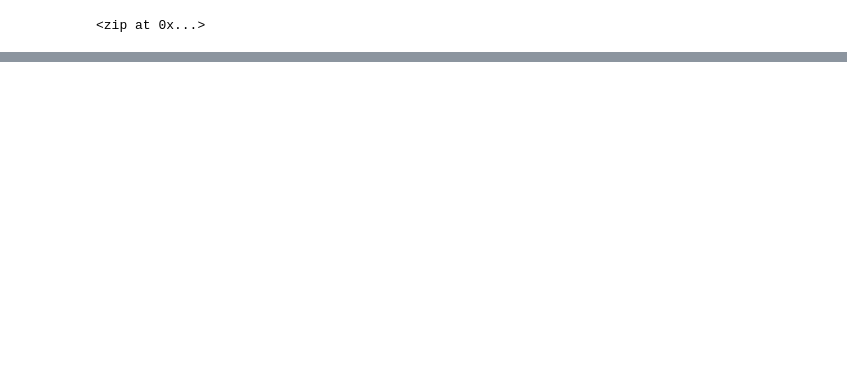
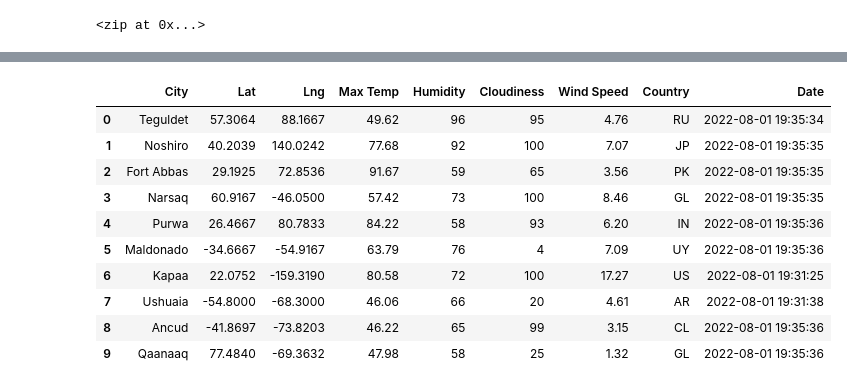
Before and after one commit to noorsami12/World_Weather_Analysis, a Jupyter notebook: WeatherPy.ipynb, the cells around one changed output, grey strips where cells are left out. Drawn from its saved outputs; the diff is of its cells as text; code cells hidden in the pictures; blank space fills up the shorter version.

```diff
--- a/WeatherPy.ipynb
+++ b/WeatherPy.ipynb
@@ -31,0 +127,16 @@ len(cities)
+# %%
+# Convert the array of dictionaries to a Pandas DataFrame.
+city_data_df = pd.DataFrame(city_data)
+city_data_df.head(10)
+# %% [output]
+|  | City | Lat | Lng | Max Temp | Humidity | Cloudiness | Wind Speed | Country | Date |
+| 0 | Teguldet | 57.3064 | 88.1667 | 49.62 | 96 | 95 | 4.76 | RU | 2022-08-01 19:35:34 |
+| 1 | Noshiro | 40.2039 | 140.0242 | 77.68 | 92 | 100 | 7.07 | JP | 2022-08-01 19:35:35 |
+| 2 | Fort Abbas | 29.1925 | 72.8536 | 91.67 | 59 | 65 | 3.56 | PK | 2022-08-01 19:35:35 |
+| 3 | Narsaq | 60.9167 | -46.0500 | 57.42 | 73 | 100 | 8.46 | GL | 2022-08-01 19:35:35 |
+| 4 | Purwa | 26.4667 | 80.7833 | 84.22 | 58 | 93 | 6.20 | IN | 2022-08-01 19:35:36 |
+| 5 | Maldonado | -34.6667 | -54.9167 | 63.79 | 76 | 4 | 7.09 | UY | 2022-08-01 19:35:36 |
+| 6 | Kapaa | 22.0752 | -159.3190 | 80.58 | 72 | 100 | 17.27 | US | 2022-08-01 19:31:25 |
+| 7 | Ushuaia | -54.8000 | -68.3000 | 46.06 | 66 | 20 | 4.61 | AR | 2022-08-01 19:31:38 |
+| 8 | Ancud | -41.8697 | -73.8203 | 46.22 | 65 | 99 | 3.15 | CL | 2022-08-01 19:35:36 |
+| 9 | Qaanaaq | 77.4840 | -69.3632 | 47.98 | 58 | 25 | 1.32 | GL | 2022-08-01 19:35:36 |
```
Also changed, not shown: parts of 8 cells of this notebook, 1 other file.
